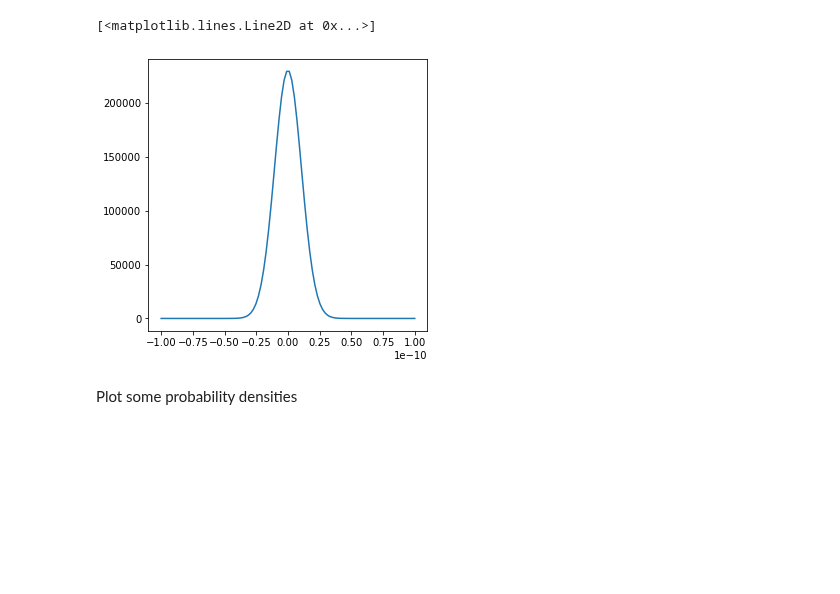
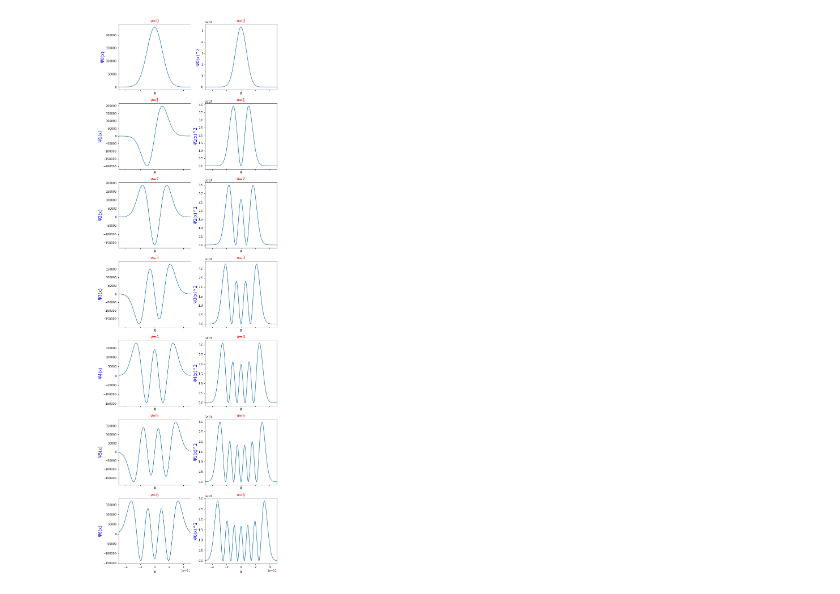
Before and after one commit to akey7/basic-quantum-models, a Jupyter notebook: notebooks/harmonic-oscillator.ipynb, the cells around one changed output. Drawn from its saved outputs; the diff is of its cells as text; code cells hidden in the pictures; blank space fills up the shorter version.

```diff
--- a/notebooks/harmonic-oscillator.ipynb
+++ b/notebooks/harmonic-oscillator.ipynb
@@ -162,13 +209,24 @@ Plot some wavefunctions given the 1H35Cl molecule properties.
 # %%
 k = 516.3
 mass = 1.7e-27
+x_min = -0.5e-10
+x_max = 0.5e-10
+points = 1000
 qho = QuantumHarmonicOscillator(k=k, mass=mass)
-xs = np.linspace(-1e-10, 1e-10, 100)
-ys = [qho.wavefunction(0, x) for x in xs]
-fig, ax = plt.subplots(nrows=1, ncols=1, figsize=(5, 5))
-ax.plot(xs, ys)
+nus = range(qho.max_nu() + 1)
+fig, axs = plt.subplots(nrows=len(nus), ncols=2, figsize=(10, len(nus) * 5), sharex=True)
+for idx, nu in enumerate(nus):
+    xs_wavefunction, ys_wavefunction = qho.wavefunction_across_range(nu, x_min, x_max, points)
+    xs_prob_density, ys_prob_density = qho.prob_density(nu, x_min, x_max, points)
+    axs[nu, 0].set_title(f'ν={nu}', size=15, color='r')
+    axs[nu, 0].set_ylabel(f'Ψ{nu}(x)', size=15, color='b')
+    axs[nu, 0].set_xlabel('x', size=15)
+    axs[nu, 0].set_xlim(x_min, x_max)
+    axs[nu, 1].set_title(f'ν={nu}', size=15, color='r')
+    axs[nu, 1].set_ylabel(f'Ψ{nu}(x)^2', size=15, color='b')
+    axs[nu, 1].set_xlabel('x', size=15)
+    axs[nu, 1].set_xlim(x_min, x_max)
+    axs[nu, 0].plot(xs_wavefunction, ys_wavefunction)
+    axs[nu, 1].plot(xs_prob_density, ys_prob_density)
 # %% [output]
-[<matplotlib.lines.Line2D at 0x...>]
-[figure, old version]
+[figure, new version]
-# %% [markdown]
-Plot some probability densities
```
Also changed, not shown: parts of 4 cells of this notebook.
